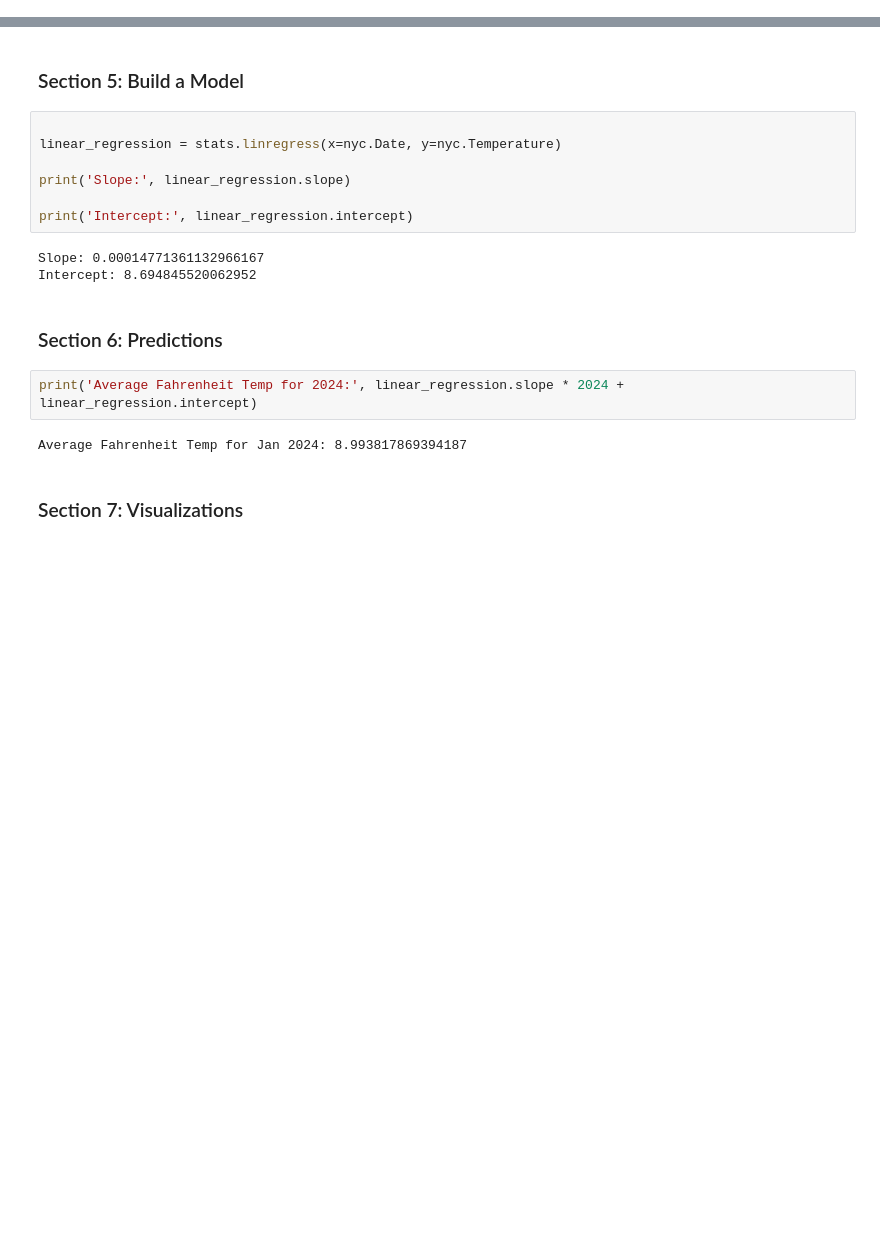
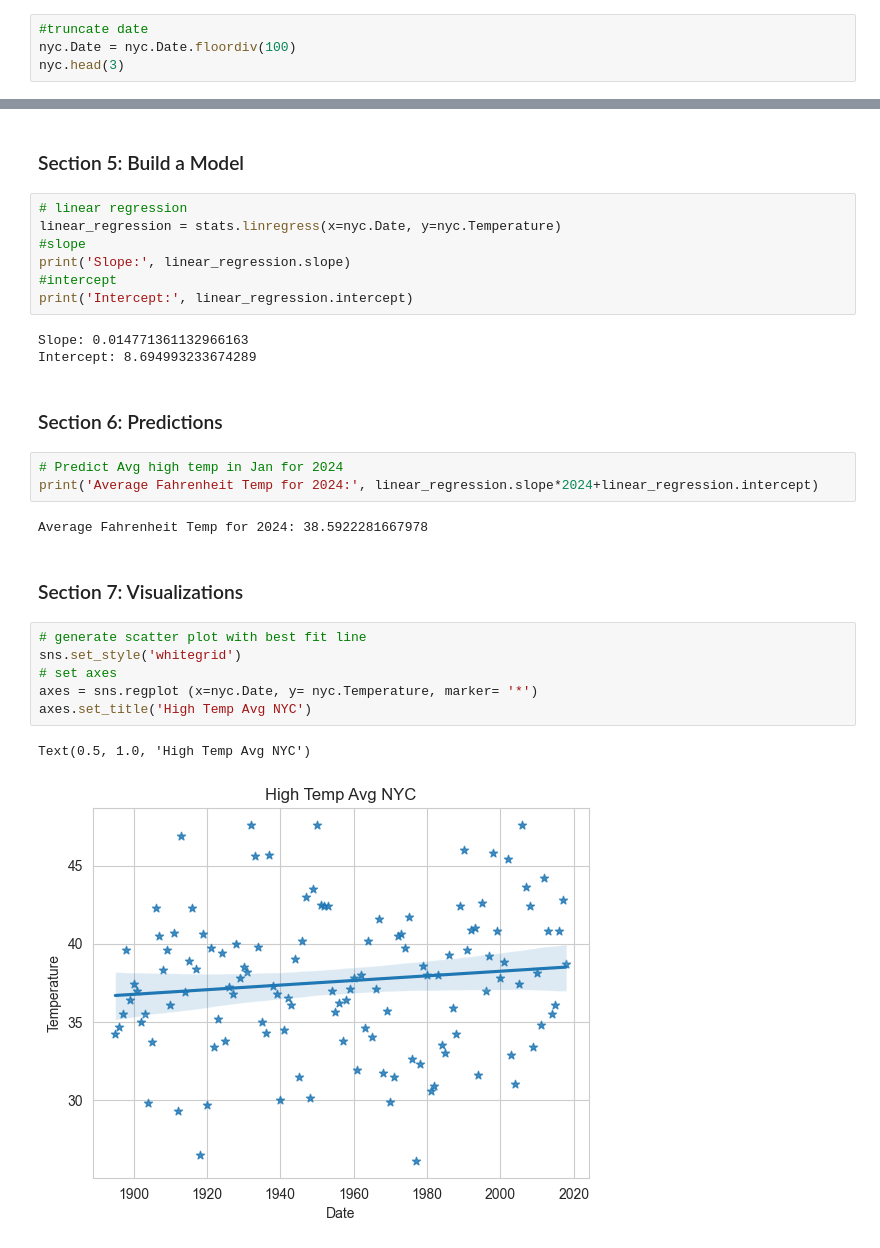
Before and after one commit to mindy0cruz/datafun-07-ml, a Jupyter notebook: mindycruz_ml.ipynb, the cells around one changed output, grey strips where cells are left out. Cells and saved outputs as stored; diff of their text form; blank space fills up the shorter version.

```diff
--- a/mindycruz_ml.ipynb
+++ b/mindycruz_ml.ipynb
@@ -87,3 +87,7 @@ nyc.head(3)
 | 0 | 189501 | 34.2 | -3.2 |
 | 1 | 189601 | 34.7 | -2.7 |
 | 2 | 189701 | 35.5 | -1.9 |
+# %%
+#truncate date
+nyc.Date = nyc.Date.floordiv(100)
+nyc.head(3)
@@ -108,20 +117,30 @@ Name: Temperature, dtype: float64
 # %% [markdown]
 ### Section 5: Build a Model
 # %%
-
+# linear regression
 linear_regression = stats.linregress(x=nyc.Date, y=nyc.Temperature)
-
+#slope
 print('Slope:', linear_regression.slope)
-
+#intercept
 print('Intercept:', linear_regression.intercept)
 # %% [output]
-Slope: 0.00014771361132966167
-Intercept: 8.694845520062952
+Slope: 0.014771361132966163
+Intercept: 8.694993233674289
 # %% [markdown]
 ### Section 6: Predictions
 # %%
-print('Average Fahrenheit Temp for 2024:', linear_regression.slope * 2024 + linear_regression.intercept)
+# Predict Avg high temp in Jan for 2024
+print('Average Fahrenheit Temp for 2024:', linear_regression.slope*2024+linear_regression.intercept)
 # %% [output]
-Average Fahrenheit Temp for Jan 2024: 8.993817869394187
+Average Fahrenheit Temp for 2024: 38.5922281667978
 # %% [markdown]
 ### Section 7: Visualizations
+# %%
+# generate scatter plot with best fit line
+sns.set_style('whitegrid')
+# set axes
+axes = sns.regplot (x=nyc.Date, y= nyc.Temperature, marker= '*')
+axes.set_title('High Temp Avg NYC')
+# %% [output]
+Text(0.5, 1.0, 'High Temp Avg NYC')
+[figure, added]
```
Also changed, not shown: parts of 3 cells of this notebook.
